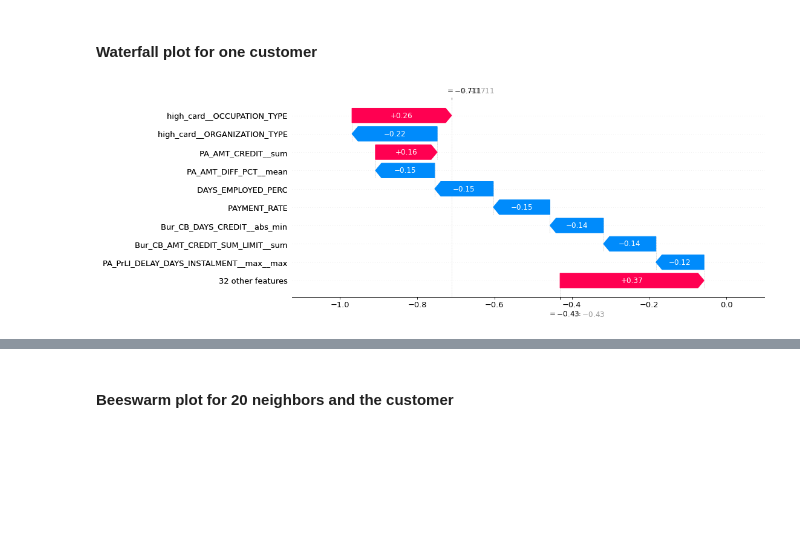
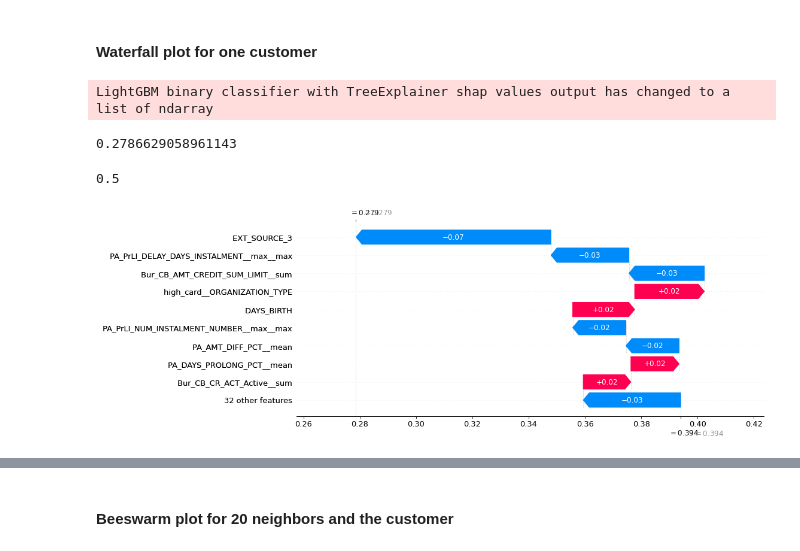
Before and after one commit to SmellyArmure/OC_DS_Project7, a Jupyter notebook: NOTEBOOKS/P7_05_Dashboard_prep.ipynb, the cells around one changed output, grey strips where cells are left out. Cells and saved outputs as stored; diff of their text form; code cells hidden in the pictures; blank space fills up the shorter version.

```diff
--- a/NOTEBOOKS/P7_05_Dashboard_prep.ipynb
+++ b/NOTEBOOKS/P7_05_Dashboard_prep.ipynb
@@ -32,14 +33,14 @@ for k,v in dictPdSettings.items():
 # %%
 # import cleaned data and model
 
-import dill
+import joblib
 
 with open('..\\PICKLES\\dict_cleaned.pkl', 'rb') as file:
-    dict_cleaned = dill.load(file)
+    dict_cleaned = joblib.load(file)
 with open('..\\PICKLES\\P7_04_bestmodel_thresh.pkl', 'rb') as file:
-    best_model, thresh = dill.load(file)
+    best_model, thresh = joblib.load(file)
 # with open('..\\PICKLES\\P7_04_bestmodel_thresh.pkl', 'rb') as file:
-#     best_model, thresh = dill.load(file)
+#     best_model, thresh = joblib.load(file)
 # %%
 # put data from dictionary into variables
 X_train = dict_cleaned['X_train']
@@ -235,7 +236,7 @@ LGBMClassifier(extra_trees=True, is_unbalance=True,
                reg_alpha=0.001815601938420407, reg_lambda=0.1168368098621301)
 # %%
 # create the shap tree explainer of our classifier
-explainer = shap.TreeExplainer(clf_step)
+explainer = shap.TreeExplainer(clf_step, model_output='raw')
 # %%
 # X_all, y_all, X_neigh, y_neigh, X_cust, main_cols,
 # %%
@@ -317,3 +338,18 @@ li_cols = list(feat_imp.iloc[:10]['col_name'].index)
 #                     X_cust_neigh.values.reshape(-1),
 # #                     feature_names=X_neigh.columns, max_display=10
 #                     )
+# %%
+from scipy.special import expit #Importing the logit function for the base value transformation
+
+def shap_transform_scale(shap_values, expected_value, model_prediction):
+    #Compute the transformed base value, which consists in applying the logit function to the base value
+    expected_value_transformed = expit(expected_value)
+    #Computing the original_explanation_distance to construct the distance_coefficient later on
+    original_explanation_distance = sum(shap_values)
+    #Computing the distance between the model_prediction and the transformed base_value
+    distance_to_explain = model_prediction - expected_value_transformed
+    #The distance_coefficient is the ratio between both distances which will be used later on
+    distance_coefficient = original_explanation_distance / distance_to_explain
+    #Transforming the original shapley values to the new scale
+    shap_values_transformed = shap_values / distance_coefficient
+    return shap_values_transformed, expected_value_transformed
@@ -320,10 +358,25 @@ li_cols = list(feat_imp.iloc[:10]['col_name'].index)
+# %%
+shap_values_trans, expected_value_trans = \
+     shap_transform_scale(shap_values=explainer.shap_values(X_cust_neigh)[1][-1],
+                          expected_value=explainer.expected_value[1],
+                          model_prediction=clf_step.predict_proba(X_cust_neigh)[:,1][-1])
+# %% [output]
+LightGBM binary classifier with TreeExplainer shap values output has changed to a list of ndarray
+# %%
+clf_step.predict_proba(X_cust_neigh)[:,1][-1]
+# %% [output]
+0.2786629058961143
+# %%
+clf_step.predict_proba(X_tr_featsel)[-1].mean()
+# %% [output]
+0.5
 # %%
-shap.plots._waterfall.waterfall_legacy(expected_value,
-                                       shap_values[1][-1],
+shap.plots._waterfall.waterfall_legacy(expected_value_trans,#expected_value,
+                                       shap_values_trans,#shap_values[1][-1],
                                        X_cust_neigh.values.reshape(-1),
                                        feature_names=X_neigh.columns,
                                        max_display=10, show=False)
 plt.gcf().set_size_inches((14,6))
 plt.show()
 # %% [output]
-[figure, old version]
+[figure, new version]
```
Also changed, not shown: parts of 28 cells of this notebook, 15 other files.
